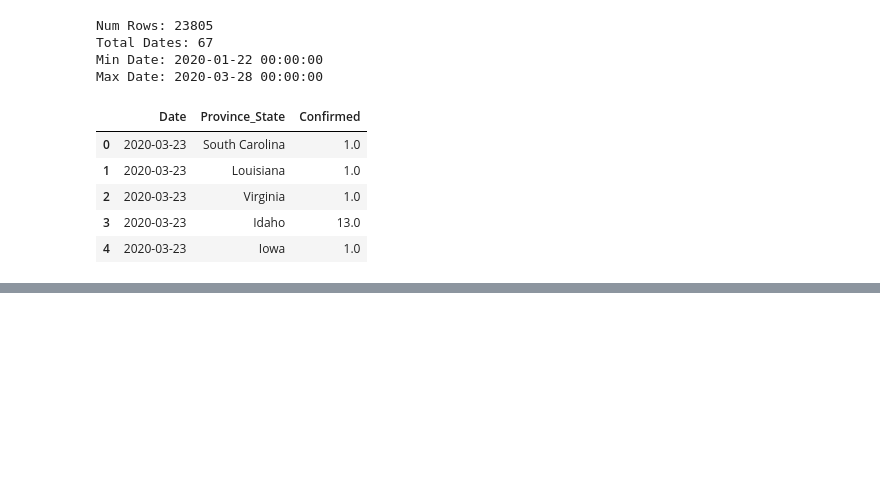
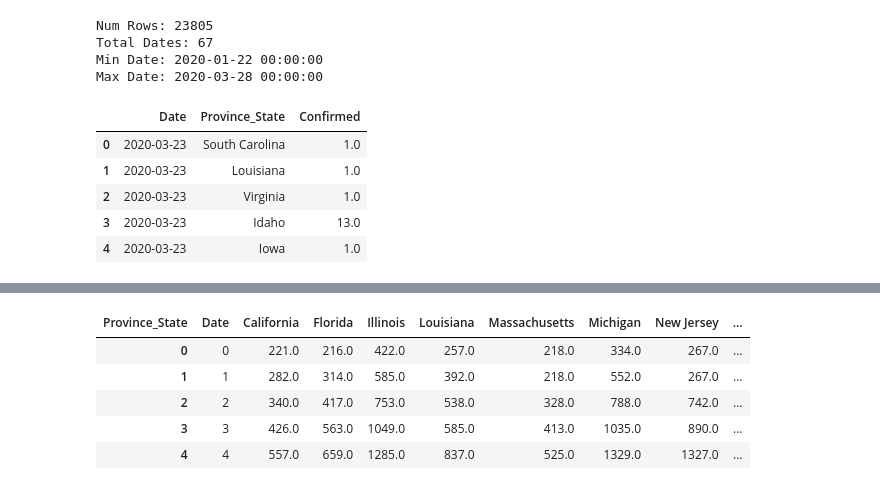
Before and after one commit to rdcolema/covid19-tracking, a Jupyter notebook: covid_by_state.ipynb, the cells around one changed output, grey strips where cells are left out. Drawn from its saved outputs; the diff is of its cells as text; code cells hidden in the pictures; blank space fills up the shorter version.

```diff
--- a/covid_by_state.ipynb
+++ b/covid_by_state.ipynb
@@ -175,3 +175,29 @@ cum_df.head()
+# %%
+def build_normalized_start_df(cum_df, start_n=200):
+    normalized_start_df = pd.DataFrame(columns=["Province_State", "Confirmed"])
+
+    for state in cum_df.columns[1:]:
+        df = cum_df[state].to_frame()
+        df.columns = ["Confirmed"]
+        df = df[df.Confirmed>start_n].reset_index(drop=True)
+        df["Province_State"] = state
+        normalized_start_df = normalized_start_df.append(df)
+
+    normalized_start_df['Date'] = normalized_start_df.index
+    normalized_start_df = build_cumulative_df(normalized_start_df)
+
+    return normalized_start_df
+
+normalized_start_df = build_normalized_start_df(cum_df)
+
+normalized_start_df.head()
+# %% [output]
+| Province_State | Date | California | Florida | Illinois | Louisiana | Massachusetts | Michigan | New Jersey | ... |
+| 0 | 0 | 221.0 | 216.0 | 422.0 | 257.0 | 218.0 | 334.0 | 267.0 | ... |
+| 1 | 1 | 282.0 | 314.0 | 585.0 | 392.0 | 218.0 | 552.0 | 267.0 | ... |
+| 2 | 2 | 340.0 | 417.0 | 753.0 | 538.0 | 328.0 | 788.0 | 742.0 | ... |
+| 3 | 3 | 426.0 | 563.0 | 1049.0 | 585.0 | 413.0 | 1035.0 | 890.0 | ... |
+| 4 | 4 | 557.0 | 659.0 | 1285.0 | 837.0 | 525.0 | 1329.0 | 1327.0 | ... |
 # %%
 def legend_positions(df, y):
     """ Calculate position of labels to the right in plot... """
```
Also changed, not shown: parts of 5 cells of this notebook.
